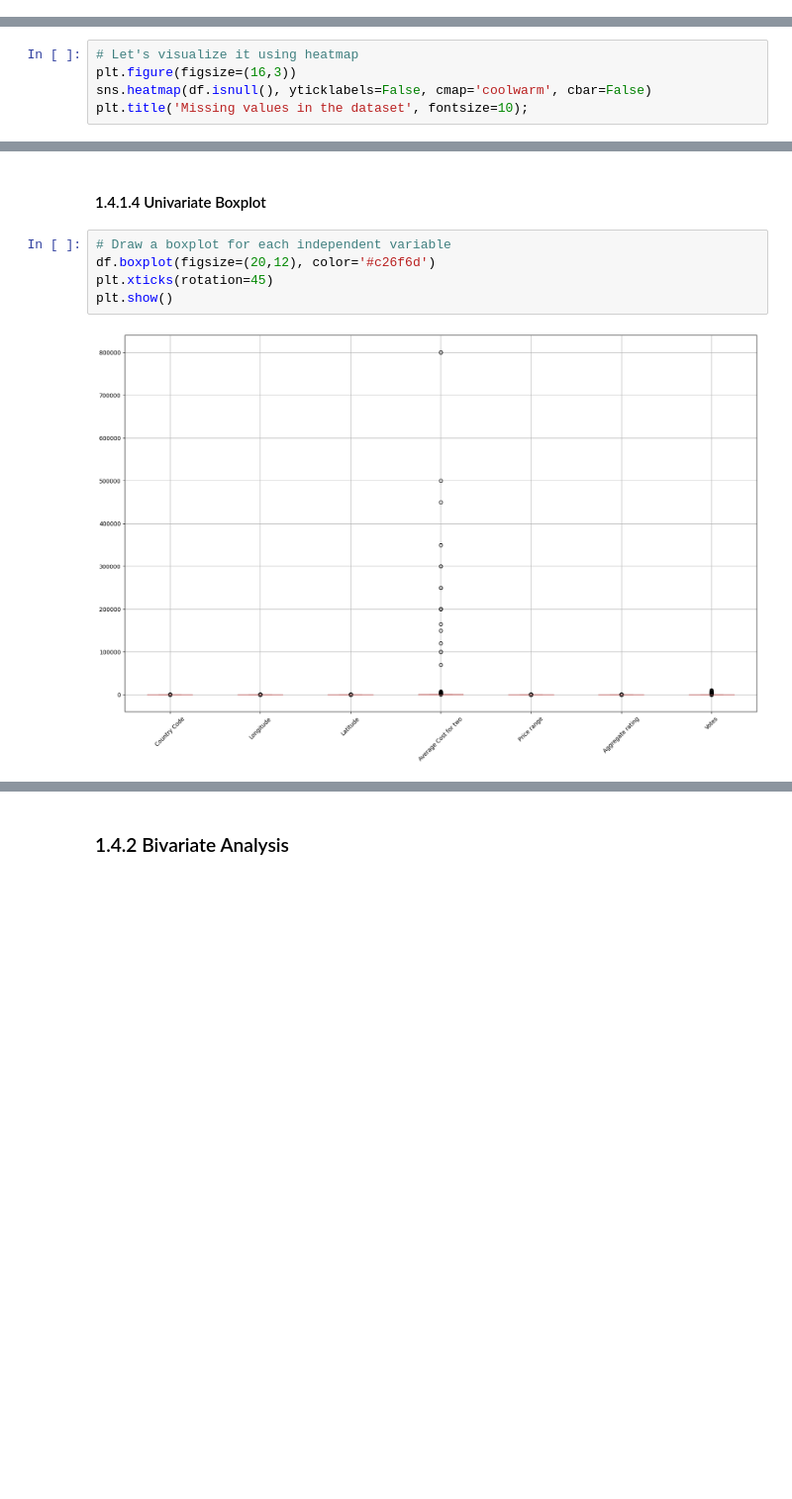
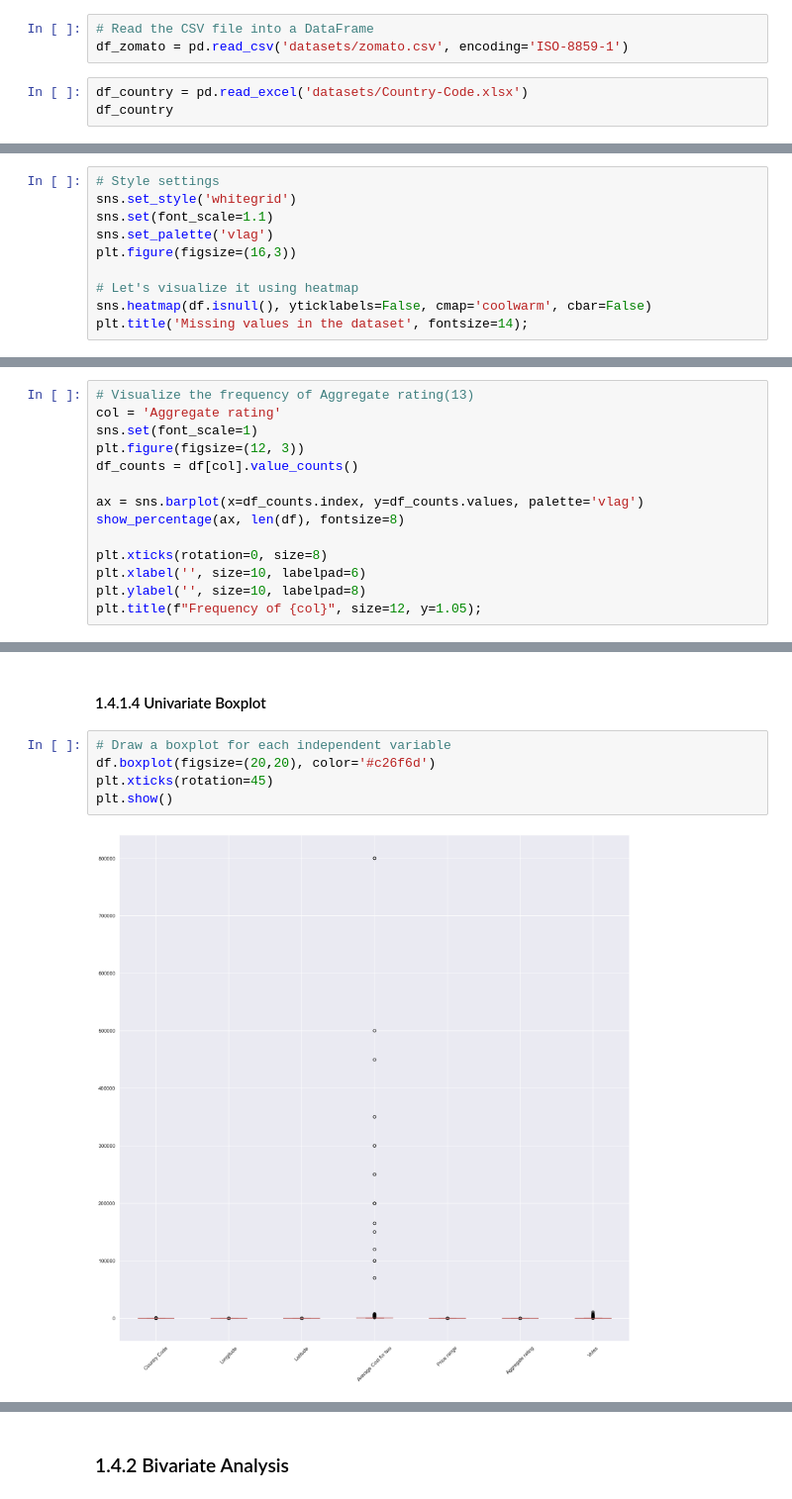
Before and after one commit to matiaga/Fliprobo-Projects, a Jupyter notebook: 10.Zomato Restaurant Project.ipynb, the cells around one changed output, grey strips where cells are left out. Shown at 99% size. Saved outputs shown, nothing was run; the diff lists cells and outputs as text; blank space fills up the shorter version.

```diff
--- a/10.Zomato Restaurant Project.ipynb
+++ b/10.Zomato Restaurant Project.ipynb
@@ -104,0 +88,6 @@ df_country
+# %%
+# Read the CSV file into a DataFrame
+df_zomato = pd.read_csv('datasets/zomato.csv', encoding='ISO-8859-1')
+# %%
+df_country = pd.read_excel('datasets/Country-Code.xlsx')
+df_country
@@ -247,8 +253,13 @@ Upon initial inspection, the dataset appears to be free of missing values, with
 # %% [markdown]
 ### 1.2.2 Heatmap with missing values
 # %%
+# Style settings
+sns.set_style('whitegrid')
+sns.set(font_scale=1.1)
+sns.set_palette('vlag')
+plt.figure(figsize=(16,3))
+
 # Let's visualize it using heatmap
-plt.figure(figsize=(16,3))
 sns.heatmap(df.isnull(), yticklabels=False, cmap='coolwarm', cbar=False)
-plt.title('Missing values in the dataset', fontsize=10);
+plt.title('Missing values in the dataset', fontsize=14);
 # %% [output]
@@ -748,0 +793,14 @@ In terms of rating color distribution, the dataset shows that 39.1% of the entri
+# %%
+# Visualize the frequency of Aggregate rating(13)
+col = 'Aggregate rating'
+sns.set(font_scale=1)
+plt.figure(figsize=(12, 3))
+df_counts = df[col].value_counts()
+
+ax = sns.barplot(x=df_counts.index, y=df_counts.values, palette='vlag')
+show_percentage(ax, len(df), fontsize=8)
+
+plt.xticks(rotation=0, size=8)
+plt.xlabel('', size=10, labelpad=6)
+plt.ylabel('', size=10, labelpad=8)
+plt.title(f"Frequency of {col}", size=12, y=1.05);
@@ -783,8 +912,8 @@ The distribution of 'Votes' is skewed to the left. There are outliers present in
 #### 1.4.1.4 Univariate Boxplot
 # %%
 # Draw a boxplot for each independent variable
-df.boxplot(figsize=(20,12), color='#c26f6d')
+df.boxplot(figsize=(20,20), color='#c26f6d')
 plt.xticks(rotation=45)
 plt.show()
 # %% [output]
-[figure, old version]
+[figure, new version]
```
Also changed, not shown: parts of 310 cells of this notebook, 2 other files.
